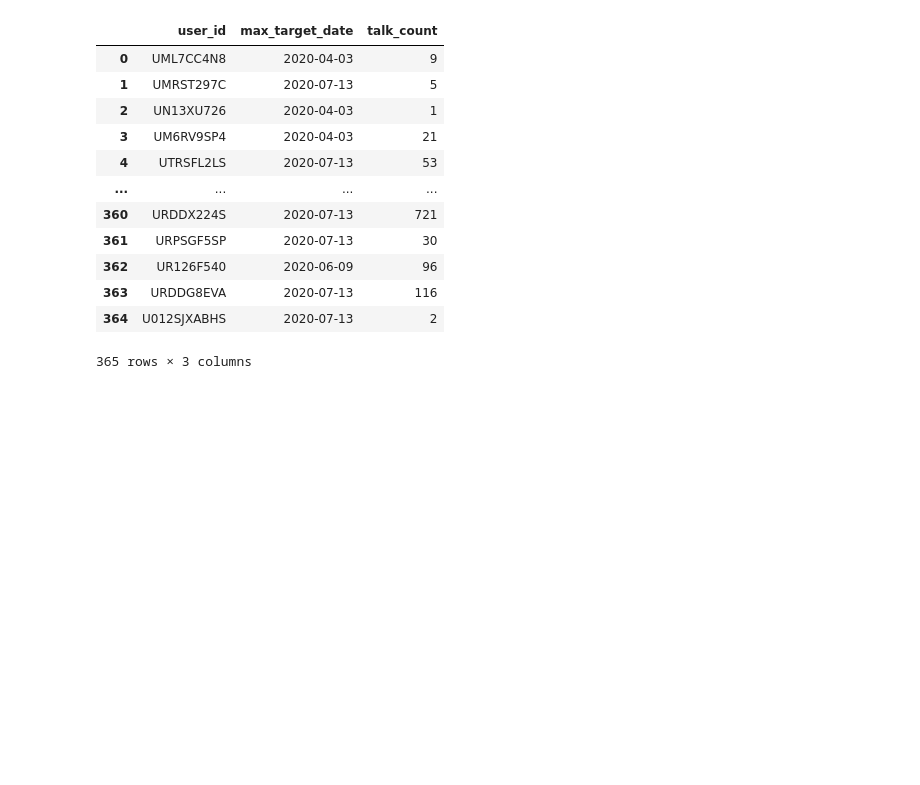
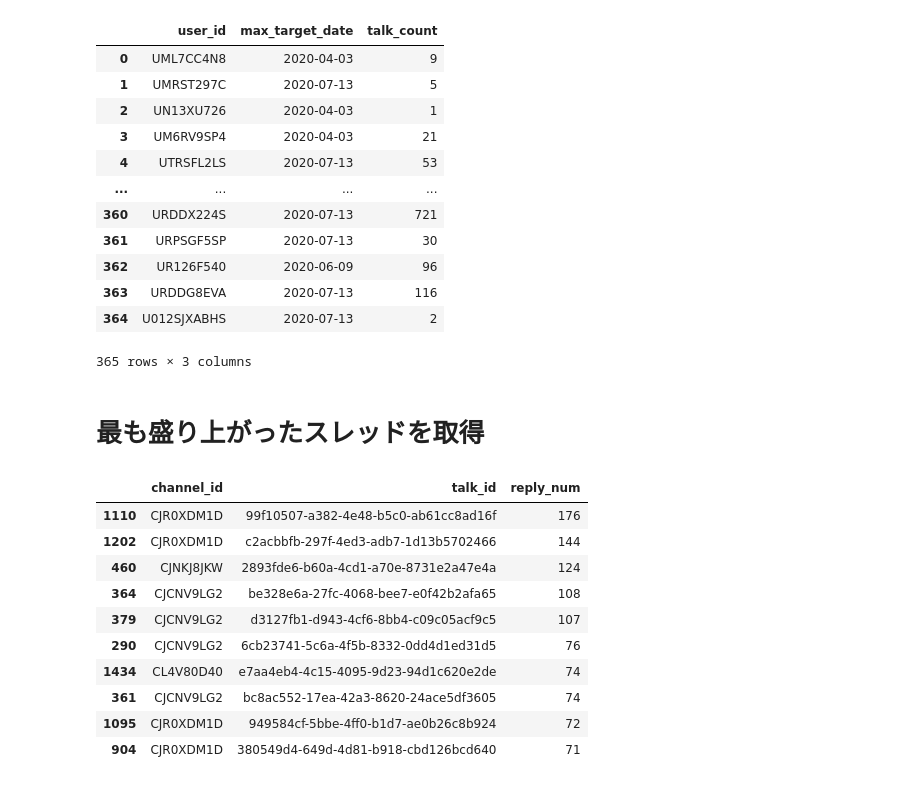
Before and after one commit to daikichidaze/slack-report-2020, a Jupyter notebook: slack-create-mid-table-reply.ipynb, the cells around one changed output. Saved outputs shown, nothing was run; the diff lists cells and outputs as text; code cells hidden in the pictures; blank space fills up the shorter version.

```diff
--- a/slack-create-mid-table-reply.ipynb
+++ b/slack-create-mid-table-reply.ipynb
@@ -323,3 +329,21 @@ df_test
 | 363 | URDDG8EVA | 2020-07-13 | 116 |
 | 364 | U012SJXABHS | 2020-07-13 | 2 |
 365 rows × 3 columns
+# %% [markdown]
+# 最も盛り上がったスレッドを取得
+# %%
+df_reply_ranking = df_reply_table.groupby(['channel_id','talk_id']).max()['reply_num'].reset_index(drop = False).sort_values(by='reply_num', ascending=False)
+# %%
+df_reply_ranking.head(10)
+# %% [output]
+|  | channel_id | talk_id | reply_num |
+| 1110 | CJR0XDM1D | 99f10507-a382-4e48-b5c0-ab61cc8ad16f | 176 |
+| 1202 | CJR0XDM1D | c2acbbfb-297f-4ed3-adb7-1d13b5702466 | 144 |
+| 460 | CJNKJ8JKW | 2893fde6-b60a-4cd1-a70e-8731e2a47e4a | 124 |
+| 364 | CJCNV9LG2 | be328e6a-27fc-4068-bee7-e0f42b2afa65 | 108 |
+| 379 | CJCNV9LG2 | d3127fb1-d943-4cf6-8bb4-c09c05acf9c5 | 107 |
+| 290 | CJCNV9LG2 | 6cb23741-5c6a-4f5b-8332-0dd4d1ed31d5 | 76 |
+| 1434 | CL4V80D40 | e7aa4eb4-4c15-4095-9d23-94d1c620e2de | 74 |
+| 361 | CJCNV9LG2 | bc8ac552-17ea-42a3-8620-24ace5df3605 | 74 |
+| 1095 | CJR0XDM1D | 949584cf-5bbe-4ff0-b1d7-ae0b26c8b924 | 72 |
+| 904 | CJR0XDM1D | 380549d4-649d-4d81-b918-cbd126bcd640 | 71 |
```
Also changed, not shown: parts of 12 cells of this notebook, 2 other files.
